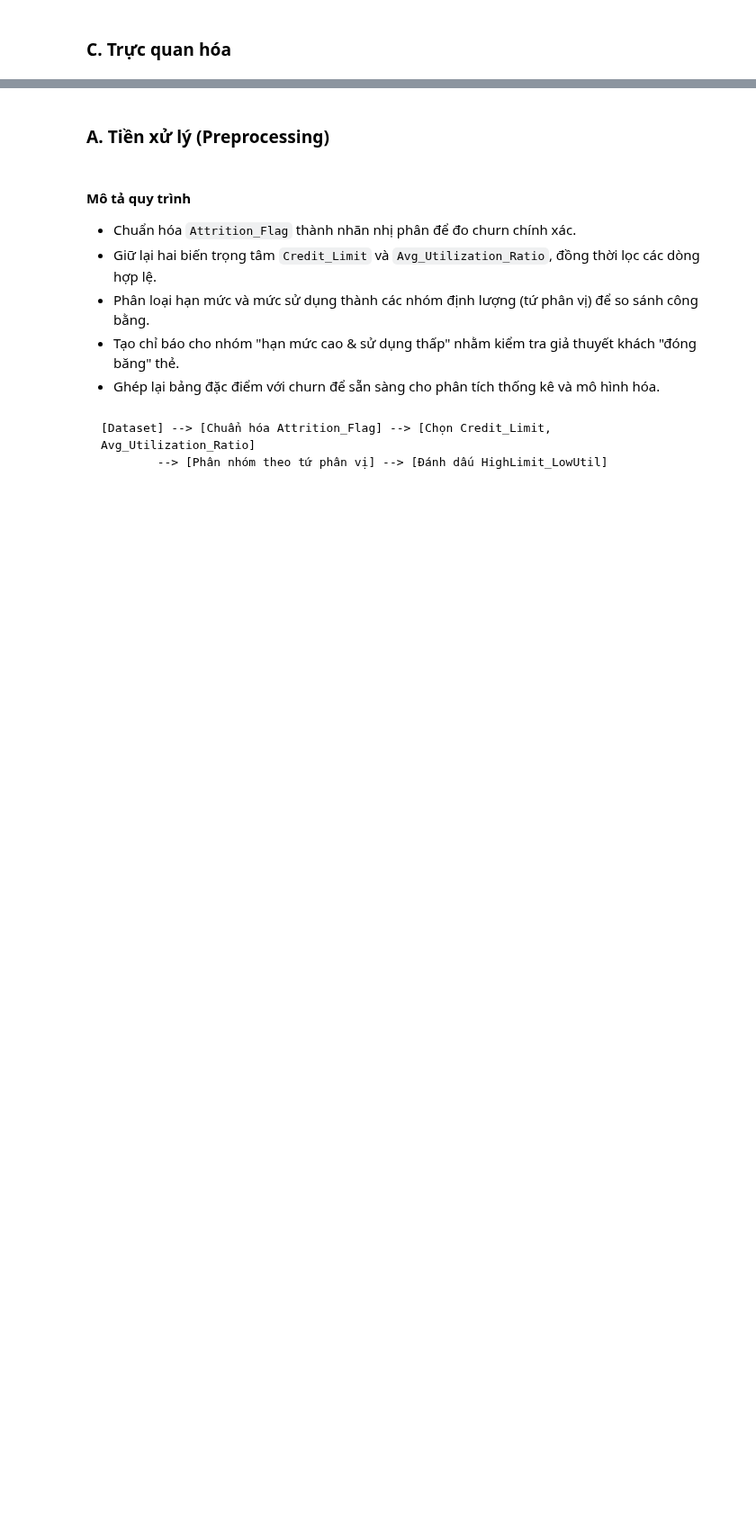
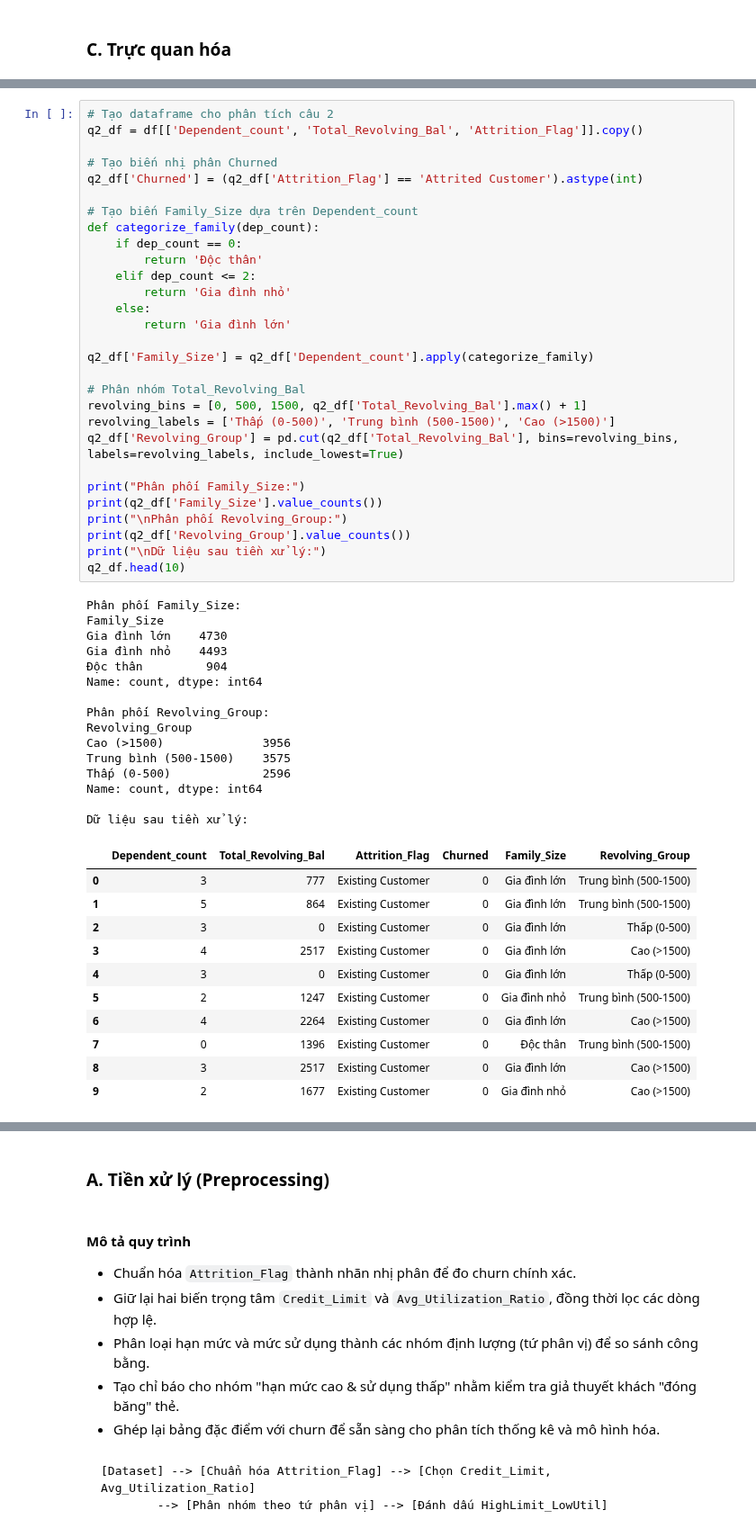
Before and after one commit to Khoa-Neee/P4DS_Final-Project, a Jupyter notebook: main.ipynb, the cells around one changed output, grey strips where cells are left out. Shown at 90% size. Cells and saved outputs as stored; diff of their text form; blank space fills up the shorter version.

```diff
--- a/main.ipynb
+++ b/main.ipynb
@@ -687,0 +1055,56 @@ analyze_change_ratios(df, 'Total_Ct_Chng_Q4_Q1', 'Trans Count Change Ratio (Q4 o
+# %%
+# Tạo dataframe cho phân tích câu 2
+q2_df = df[['Dependent_count', 'Total_Revolving_Bal', 'Attrition_Flag']].copy()
+
+# Tạo biến nhị phân Churned
+q2_df['Churned'] = (q2_df['Attrition_Flag'] == 'Attrited Customer').astype(int)
+
+# Tạo biến Family_Size dựa trên Dependent_count
+def categorize_family(dep_count):
+    if dep_count == 0:
+        return 'Độc thân'
+    elif dep_count <= 2:
+        return 'Gia đình nhỏ'
+    else:
+        return 'Gia đình lớn'
+
+q2_df['Family_Size'] = q2_df['Dependent_count'].apply(categorize_family)
+
+# Phân nhóm Total_Revolving_Bal
+revolving_bins = [0, 500, 1500, q2_df['Total_Revolving_Bal'].max() + 1]
+revolving_labels = ['Thấp (0-500)', 'Trung bình (500-1500)', 'Cao (>1500)']
+q2_df['Revolving_Group'] = pd.cut(q2_df['Total_Revolving_Bal'], bins=revolving_bins, labels=revolving_labels, include_lowest=True)
+
+print("Phân phối Family_Size:")
+print(q2_df['Family_Size'].value_counts())
+print("\nPhân phối Revolving_Group:")
+print(q2_df['Revolving_Group'].value_counts())
+print("\nDữ liệu sau tiền xử lý:")
+q2_df.head(10)
+# %% [output]
+Phân phối Family_Size:
+Family_Size
+Gia đình lớn    4730
+Gia đình nhỏ    4493
+Độc thân         904
+Name: count, dtype: int64
+
+Phân phối Revolving_Group:
+Revolving_Group
+Cao (>1500)              3956
+Trung bình (500-1500)    3575
+Thấp (0-500)             2596
+Name: count, dtype: int64
+
+Dữ liệu sau tiền xử lý:
+|  | Dependent_count | Total_Revolving_Bal | Attrition_Flag | Churned | Family_Size | Revolving_Group |
+| 0 | 3 | 777 | Existing Customer | 0 | Gia đình lớn | Trung bình (500-1500) |
+| 1 | 5 | 864 | Existing Customer | 0 | Gia đình lớn | Trung bình (500-1500) |
+| 2 | 3 | 0 | Existing Customer | 0 | Gia đình lớn | Thấp (0-500) |
+| 3 | 4 | 2517 | Existing Customer | 0 | Gia đình lớn | Cao (>1500) |
+| 4 | 3 | 0 | Existing Customer | 0 | Gia đình lớn | Thấp (0-500) |
+| 5 | 2 | 1247 | Existing Customer | 0 | Gia đình nhỏ | Trung bình (500-1500) |
+| 6 | 4 | 2264 | Existing Customer | 0 | Gia đình lớn | Cao (>1500) |
+| 7 | 0 | 1396 | Existing Customer | 0 | Độc thân | Trung bình (500-1500) |
+| 8 | 3 | 2517 | Existing Customer | 0 | Gia đình lớn | Cao (>1500) |
+| 9 | 2 | 1677 | Existing Customer | 0 | Gia đình nhỏ | Cao (>1500) |
```
Also changed, not shown: parts of 96 cells of this notebook.
